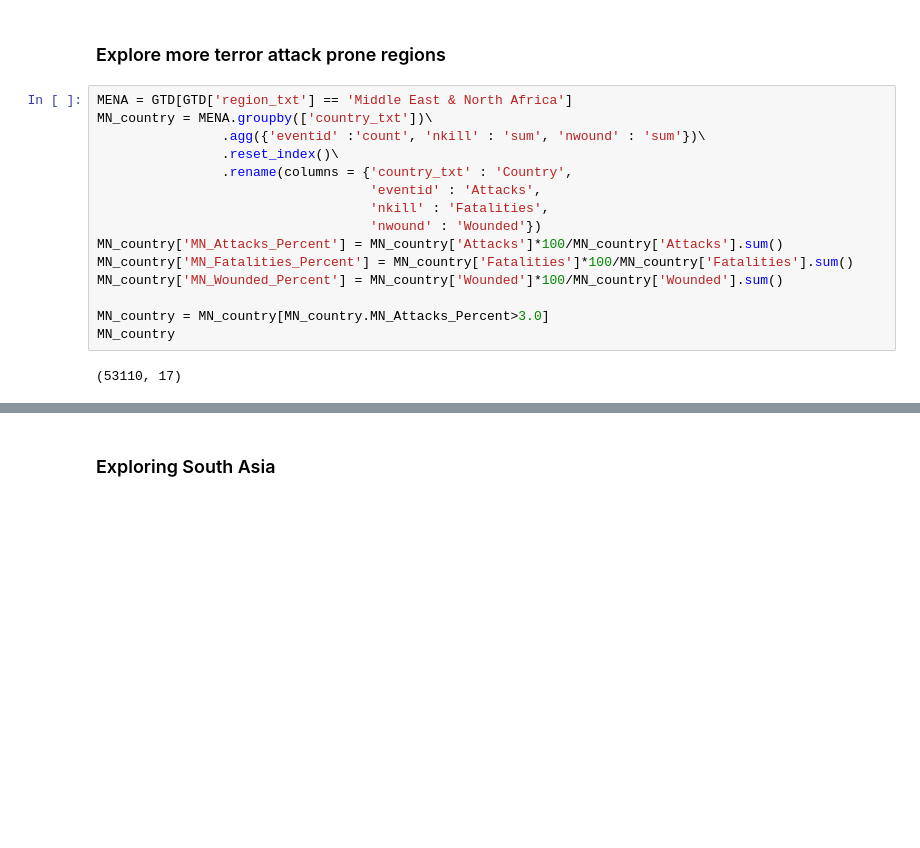
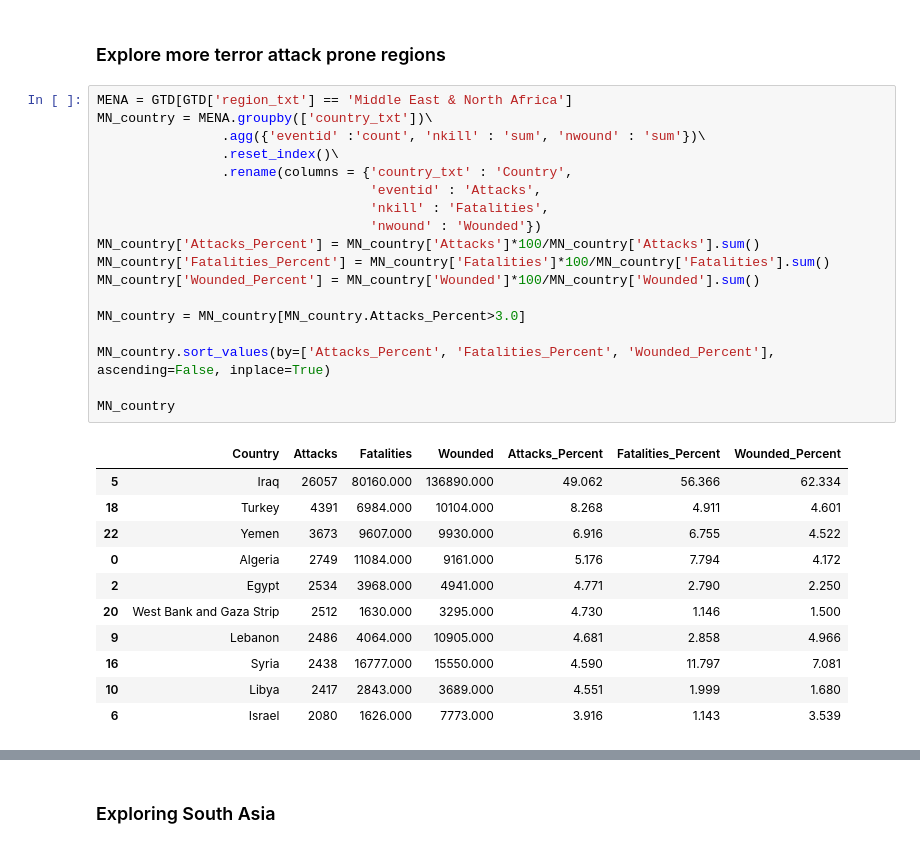
Before and after one commit to poonamarora86/gtd_trends, a Jupyter notebook: GTD.ipynb, the cells around one changed output, grey strips where cells are left out. Drawn from its saved outputs; the diff is of its cells as text; blank space fills up the shorter version.

```diff
--- a/GTD.ipynb
+++ b/GTD.ipynb
@@ -273,20 +286,33 @@ show(p3)
 # %%
 MENA = GTD[GTD['region_txt'] == 'Middle East & North Africa']
 MN_country = MENA.groupby(['country_txt'])\
                 .agg({'eventid' :'count', 'nkill' : 'sum', 'nwound' : 'sum'})\
                 .reset_index()\
                 .rename(columns = {'country_txt' : 'Country',
                                    'eventid' : 'Attacks',
                                    'nkill' : 'Fatalities',
                                    'nwound' : 'Wounded'})
-MN_country['MN_Attacks_Percent'] = MN_country['Attacks']*100/MN_country['Attacks'].sum()
-MN_country['MN_Fatalities_Percent'] = MN_country['Fatalities']*100/MN_country['Fatalities'].sum()
-MN_country['MN_Wounded_Percent'] = MN_country['Wounded']*100/MN_country['Wounded'].sum()
+MN_country['Attacks_Percent'] = MN_country['Attacks']*100/MN_country['Attacks'].sum()
+MN_country['Fatalities_Percent'] = MN_country['Fatalities']*100/MN_country['Fatalities'].sum()
+MN_country['Wounded_Percent'] = MN_country['Wounded']*100/MN_country['Wounded'].sum()
 
-MN_country = MN_country[MN_country.MN_Attacks_Percent>3.0]
+MN_country = MN_country[MN_country.Attacks_Percent>3.0]
+
+MN_country.sort_values(by=['Attacks_Percent', 'Fatalities_Percent', 'Wounded_Percent'], ascending=False, inplace=True)
+
 MN_country
 # %% [output]
-(53110, 17)
+|  | Country | Attacks | Fatalities | Wounded | Attacks_Percent | Fatalities_Percent | Wounded_Percent |
+| 5 | Iraq | 26057 | 80160.000 | 136890.000 | 49.062 | 56.366 | 62.334 |
+| 18 | Turkey | 4391 | 6984.000 | 10104.000 | 8.268 | 4.911 | 4.601 |
+| 22 | Yemen | 3673 | 9607.000 | 9930.000 | 6.916 | 6.755 | 4.522 |
+| 0 | Algeria | 2749 | 11084.000 | 9161.000 | 5.176 | 7.794 | 4.172 |
+| 2 | Egypt | 2534 | 3968.000 | 4941.000 | 4.771 | 2.790 | 2.250 |
+| 20 | West Bank and Gaza Strip | 2512 | 1630.000 | 3295.000 | 4.730 | 1.146 | 1.500 |
+| 9 | Lebanon | 2486 | 4064.000 | 10905.000 | 4.681 | 2.858 | 4.966 |
+| 16 | Syria | 2438 | 16777.000 | 15550.000 | 4.590 | 11.797 | 7.081 |
+| 10 | Libya | 2417 | 2843.000 | 3689.000 | 4.551 | 1.999 | 1.680 |
+| 6 | Israel | 2080 | 1626.000 | 7773.000 | 3.916 | 1.143 | 3.539 |
 # %%
 source_MN = ColumnDataSource(data=MN_country)
 MN_Country = source_MN.data['Country'].tolist()
```
Also changed, not shown: parts of 17 cells of this notebook.
